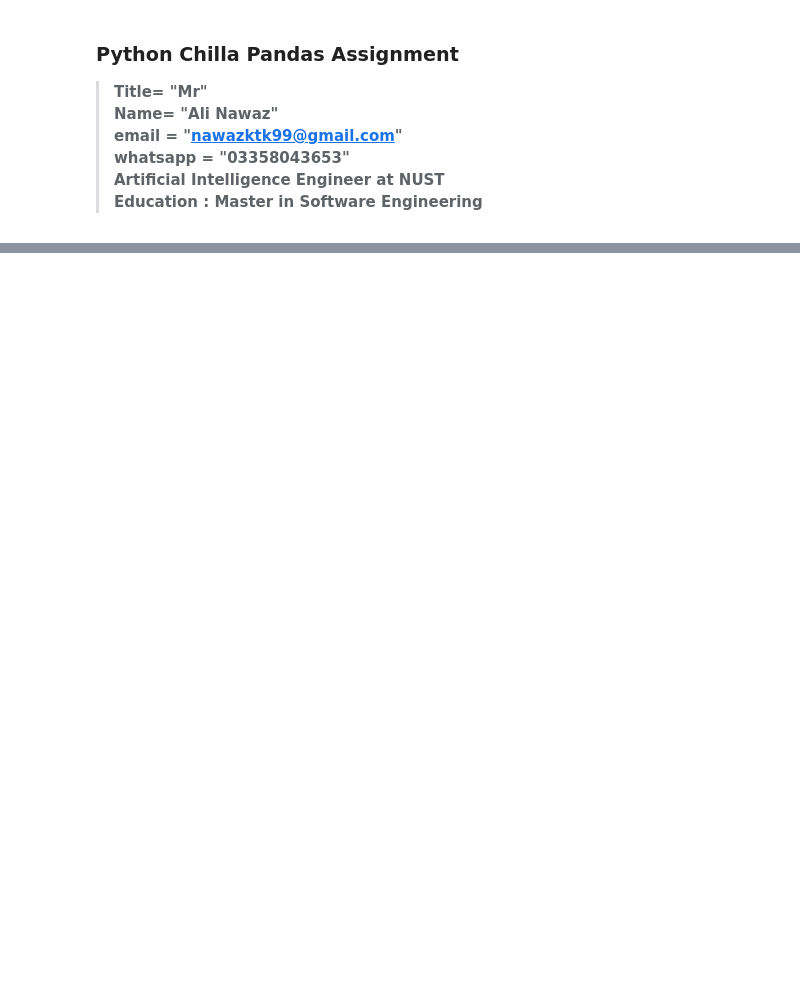
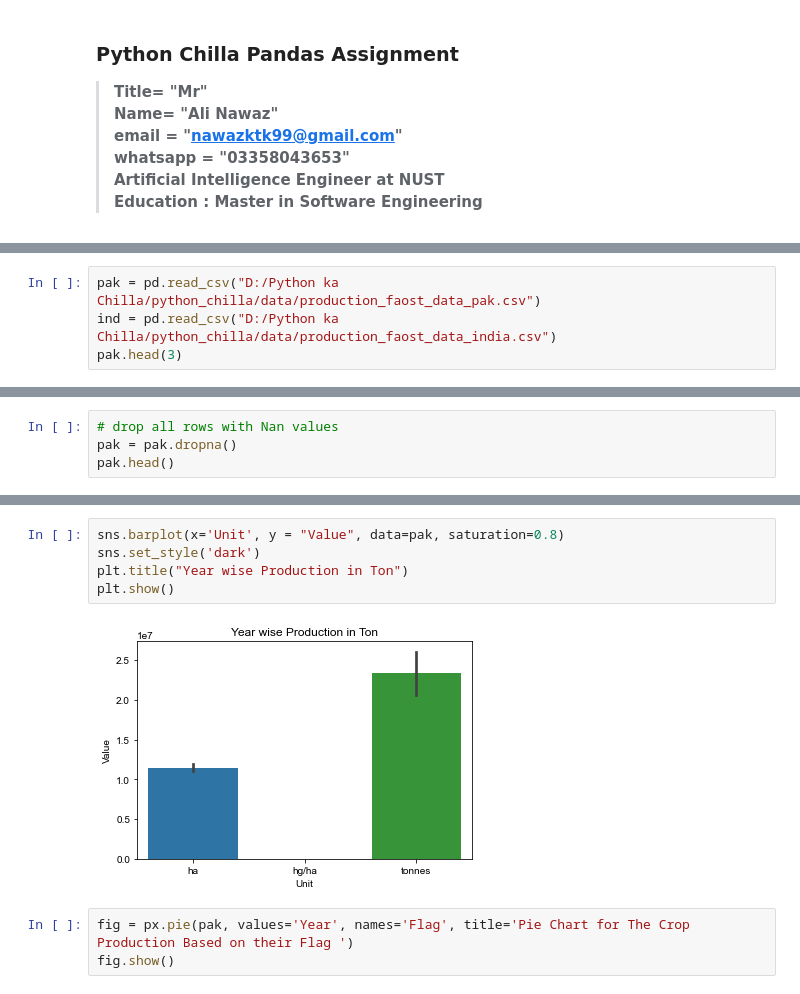
Before and after one commit to Aliktk/Python_Chilla, a Jupyter notebook: assignments/3rd_assignment_pandas_plots.ipynb, the cells around one changed output, grey strips where cells are left out. Drawn from its saved outputs; the diff is of its cells as text; blank space fills up the shorter version.

Commit message:
case study graphs

```diff
--- a/assignments/3rd_assignment_pandas_plots.ipynb
+++ b/assignments/3rd_assignment_pandas_plots.ipynb
@@ -49,0 +40,4 @@ df
+# %%
+pak = pd.read_csv("D:/Python ka Chilla/python_chilla/data/production_faost_data_pak.csv")
+ind = pd.read_csv("D:/Python ka Chilla/python_chilla/data/production_faost_data_india.csv")
+pak.head(3)
@@ -49,0 +71,4 @@ df
+# %%
+# drop all rows with Nan values
+pak = pak.dropna()
+pak.head()
@@ -49,0 +88,10 @@ df
+# %%
+sns.barplot(x='Unit', y = "Value", data=pak, saturation=0.8)
+sns.set_style('dark')
+plt.title("Year wise Production in Ton")
+plt.show()
+# %% [output]
+[figure, added]
+# %%
+fig = px.pie(pak, values='Year', names='Flag', title='Pie Chart for The Crop Production Based on their Flag ')
+fig.show()
```
Also changed, not shown: parts of 23 cells of this notebook, 1 other file.
